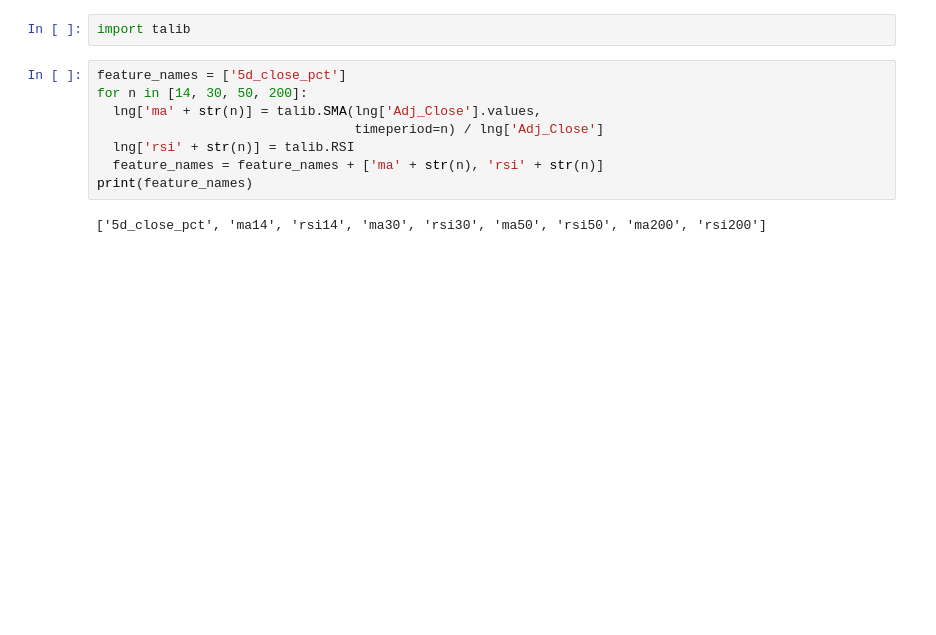
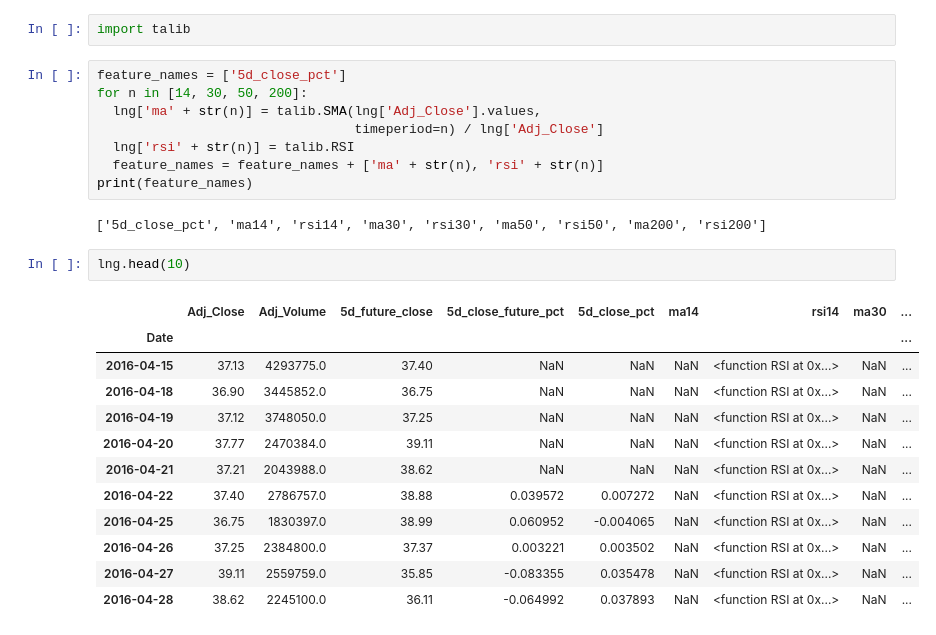
Before and after one commit to thap/machine-learning-finance, a Jupyter notebook: notebooks/Machine_Learning_for_Finance.ipynb, the cells around one changed output. Cells and saved outputs as stored; diff of their text form; blank space fills up the shorter version.

```diff
--- a/notebooks/Machine_Learning_for_Finance.ipynb
+++ b/notebooks/Machine_Learning_for_Finance.ipynb
@@ -219,3 +138,18 @@ for n in [14, 30, 50, 200]:
 print(feature_names)
 # %% [output]
 ['5d_close_pct', 'ma14', 'rsi14', 'ma30', 'rsi30', 'ma50', 'rsi50', 'ma200', 'rsi200']
+# %%
+lng.head(10)
+# %% [output]
+|  | Adj_Close | Adj_Volume | 5d_future_close | 5d_close_future_pct | 5d_close_pct | ma14 | rsi14 | ma30 | ... |
+| Date |  |  |  |  |  |  |  |  | ... |
+| 2016-04-15 | 37.13 | 4293775.0 | 37.40 | NaN | NaN | NaN | <function RSI at 0x...> | NaN | ... |
+| 2016-04-18 | 36.90 | 3445852.0 | 36.75 | NaN | NaN | NaN | <function RSI at 0x...> | NaN | ... |
+| 2016-04-19 | 37.12 | 3748050.0 | 37.25 | NaN | NaN | NaN | <function RSI at 0x...> | NaN | ... |
+| 2016-04-20 | 37.77 | 2470384.0 | 39.11 | NaN | NaN | NaN | <function RSI at 0x...> | NaN | ... |
+| 2016-04-21 | 37.21 | 2043988.0 | 38.62 | NaN | NaN | NaN | <function RSI at 0x...> | NaN | ... |
+| 2016-04-22 | 37.40 | 2786757.0 | 38.88 | 0.039572 | 0.007272 | NaN | <function RSI at 0x...> | NaN | ... |
+| 2016-04-25 | 36.75 | 1830397.0 | 38.99 | 0.060952 | -0.004065 | NaN | <function RSI at 0x...> | NaN | ... |
+| 2016-04-26 | 37.25 | 2384800.0 | 37.37 | 0.003221 | 0.003502 | NaN | <function RSI at 0x...> | NaN | ... |
+| 2016-04-27 | 39.11 | 2559759.0 | 35.85 | -0.083355 | 0.035478 | NaN | <function RSI at 0x...> | NaN | ... |
+| 2016-04-28 | 38.62 | 2245100.0 | 36.11 | -0.064992 | 0.037893 | NaN | <function RSI at 0x...> | NaN | ... |
```
Also changed, not shown: parts of 13 cells of this notebook.
